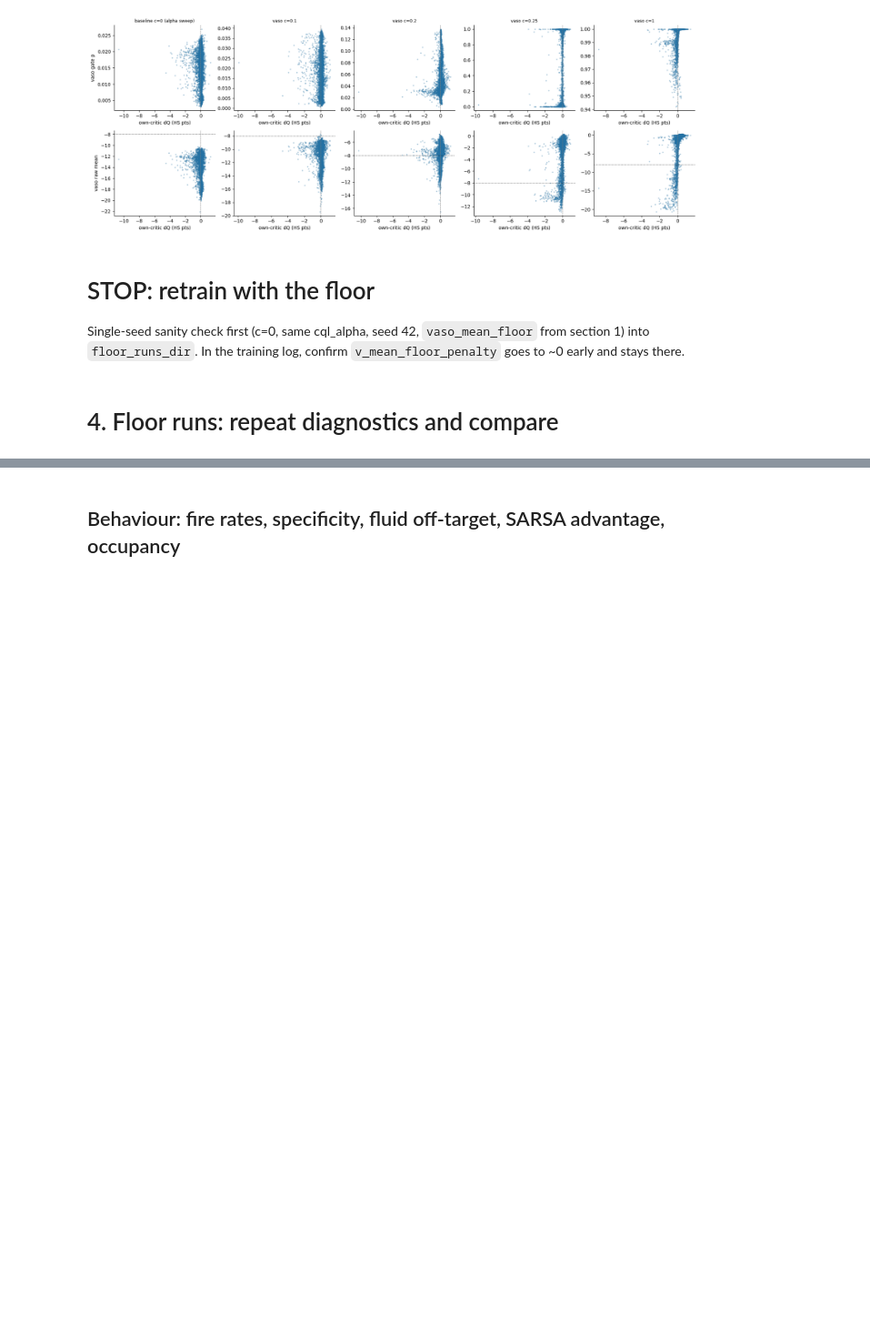
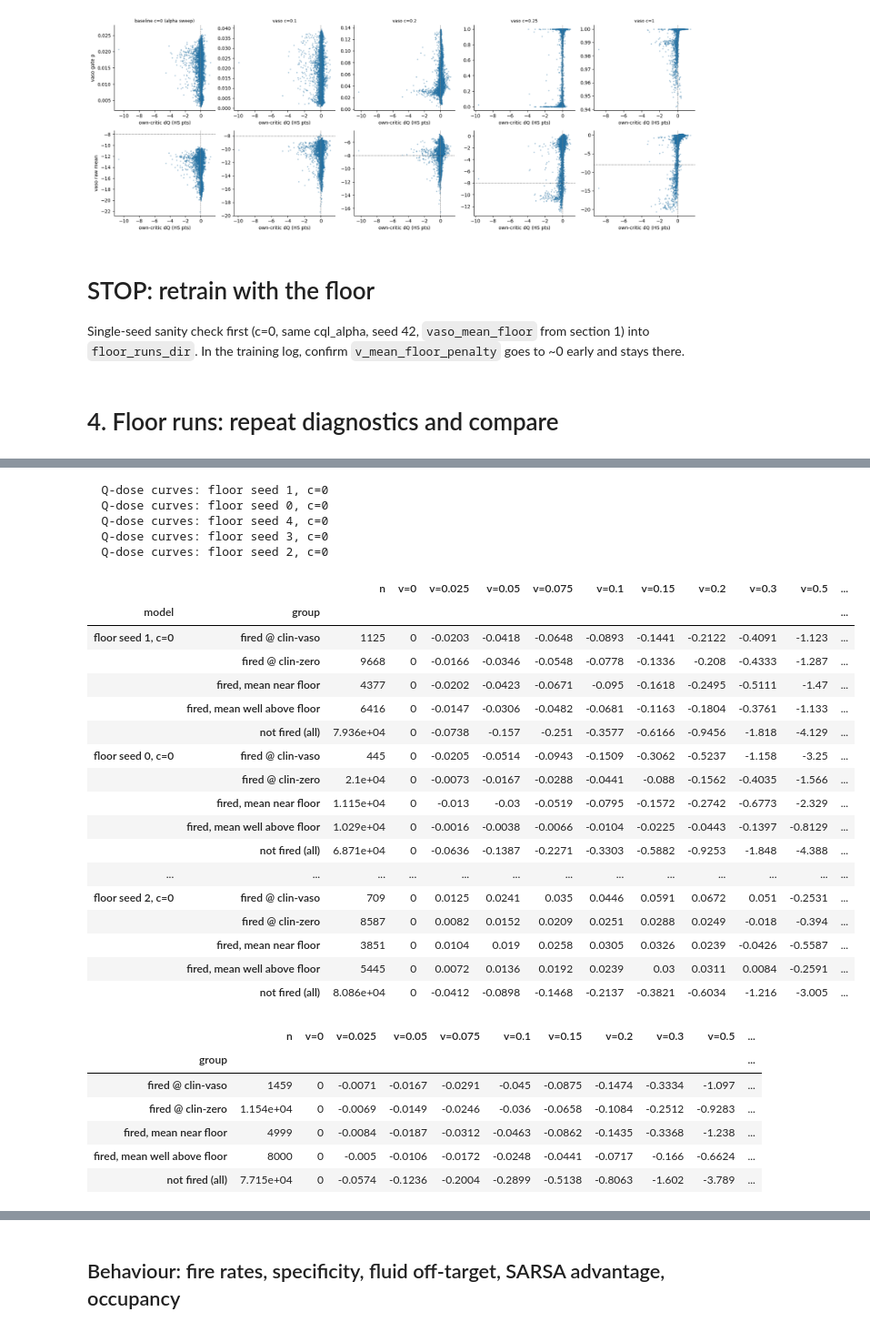
Before and after one commit to jakeormond/ai_clinician_pediatric_rl, a Jupyter notebook: src/rl/diagnose_vaso_saturation.ipynb, the cells around one changed output, grey strips where cells are left out. Shown at 91% size. Cells and saved outputs as stored; diff of their text form; code cells hidden in the pictures; blank space fills up the shorter version.

```diff
--- a/src/rl/diagnose_vaso_saturation.ipynb
+++ b/src/rl/diagnose_vaso_saturation.ipynb
@@ -232,0 +355,36 @@ sat_floor_df
+# %%
+qdose_df = dvs.q_dose_curve_at_fired_table(floor_models, processors['val'], VASO_FLOOR)
+qdose_df.to_csv(os.path.join(SAVE_DIR, "q_dose_curve_at_fired_floor_seeds_val.csv"))
+display(qdose_df.round(4))
+display(dvs.seed_aggregate(qdose_df).xs("mean", axis=1, level=1).round(4))
+# %% [output]
+  Q-dose curves: floor seed 1, c=0
+  Q-dose curves: floor seed 0, c=0
+  Q-dose curves: floor seed 4, c=0
+  Q-dose curves: floor seed 3, c=0
+  Q-dose curves: floor seed 2, c=0
+|  |  | n | v=0 | v=0.025 | v=0.05 | v=0.075 | v=0.1 | v=0.15 | v=0.2 | v=0.3 | v=0.5 | ... |
+| model | group |  |  |  |  |  |  |  |  |  |  | ... |
+| floor seed 1, c=0 | fired @ clin-vaso | 1125 | 0 | -0.0203 | -0.0418 | -0.0648 | -0.0893 | -0.1441 | -0.2122 | -0.4091 | -1.123 | ... |
+|  | fired @ clin-zero | 9668 | 0 | -0.0166 | -0.0346 | -0.0548 | -0.0778 | -0.1336 | -0.208 | -0.4333 | -1.287 | ... |
+|  | fired, mean near floor | 4377 | 0 | -0.0202 | -0.0423 | -0.0671 | -0.095 | -0.1618 | -0.2495 | -0.5111 | -1.47 | ... |
+|  | fired, mean well above floor | 6416 | 0 | -0.0147 | -0.0306 | -0.0482 | -0.0681 | -0.1163 | -0.1804 | -0.3761 | -1.133 | ... |
+|  | not fired (all) | 7.936e+04 | 0 | -0.0738 | -0.157 | -0.251 | -0.3577 | -0.6166 | -0.9456 | -1.818 | -4.129 | ... |
+| floor seed 0, c=0 | fired @ clin-vaso | 445 | 0 | -0.0205 | -0.0514 | -0.0943 | -0.1509 | -0.3062 | -0.5237 | -1.158 | -3.25 | ... |
+|  | fired @ clin-zero | 2.1e+04 | 0 | -0.0073 | -0.0167 | -0.0288 | -0.0441 | -0.088 | -0.1562 | -0.4035 | -1.566 | ... |
+|  | fired, mean near floor | 1.115e+04 | 0 | -0.013 | -0.03 | -0.0519 | -0.0795 | -0.1572 | -0.2742 | -0.6773 | -2.329 | ... |
+|  | fired, mean well above floor | 1.029e+04 | 0 | -0.0016 | -0.0038 | -0.0066 | -0.0104 | -0.0225 | -0.0443 | -0.1397 | -0.8129 | ... |
+|  | not fired (all) | 6.871e+04 | 0 | -0.0636 | -0.1387 | -0.2271 | -0.3303 | -0.5882 | -0.9253 | -1.848 | -4.388 | ... |
+| ... | ... | ... | ... | ... | ... | ... | ... | ... | ... | ... | ... | ... |
+| floor seed 2, c=0 | fired @ clin-vaso | 709 | 0 | 0.0125 | 0.0241 | 0.035 | 0.0446 | 0.0591 | 0.0672 | 0.051 | -0.2531 | ... |
+|  | fired @ clin-zero | 8587 | 0 | 0.0082 | 0.0152 | 0.0209 | 0.0251 | 0.0288 | 0.0249 | -0.018 | -0.394 | ... |
+|  | fired, mean near floor | 3851 | 0 | 0.0104 | 0.019 | 0.0258 | 0.0305 | 0.0326 | 0.0239 | -0.0426 | -0.5587 | ... |
+|  | fired, mean well above floor | 5445 | 0 | 0.0072 | 0.0136 | 0.0192 | 0.0239 | 0.03 | 0.0311 | 0.0084 | -0.2591 | ... |
+|  | not fired (all) | 8.086e+04 | 0 | -0.0412 | -0.0898 | -0.1468 | -0.2137 | -0.3821 | -0.6034 | -1.216 | -3.005 | ... |
+|  | n | v=0 | v=0.025 | v=0.05 | v=0.075 | v=0.1 | v=0.15 | v=0.2 | v=0.3 | v=0.5 | ... |
+| group |  |  |  |  |  |  |  |  |  |  | ... |
+| fired @ clin-vaso | 1459 | 0 | -0.0071 | -0.0167 | -0.0291 | -0.045 | -0.0875 | -0.1474 | -0.3334 | -1.097 | ... |
+| fired @ clin-zero | 1.154e+04 | 0 | -0.0069 | -0.0149 | -0.0246 | -0.036 | -0.0658 | -0.1084 | -0.2512 | -0.9283 | ... |
+| fired, mean near floor | 4999 | 0 | -0.0084 | -0.0187 | -0.0312 | -0.0463 | -0.0862 | -0.1435 | -0.3368 | -1.238 | ... |
+| fired, mean well above floor | 8000 | 0 | -0.005 | -0.0106 | -0.0172 | -0.0248 | -0.0441 | -0.0717 | -0.166 | -0.6624 | ... |
+| not fired (all) | 7.715e+04 | 0 | -0.0574 | -0.1236 | -0.2004 | -0.2899 | -0.5138 | -0.8063 | -1.602 | -3.789 | ... |
```
Also changed, not shown: parts of 25 cells of this notebook, 6 other files.
